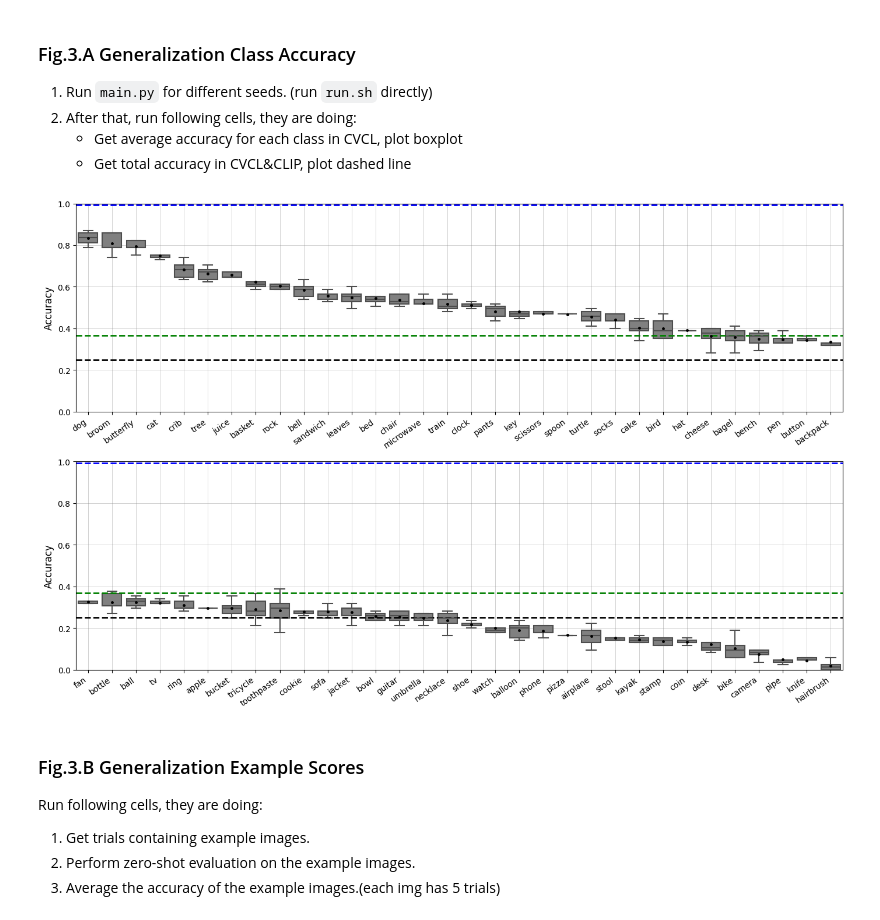
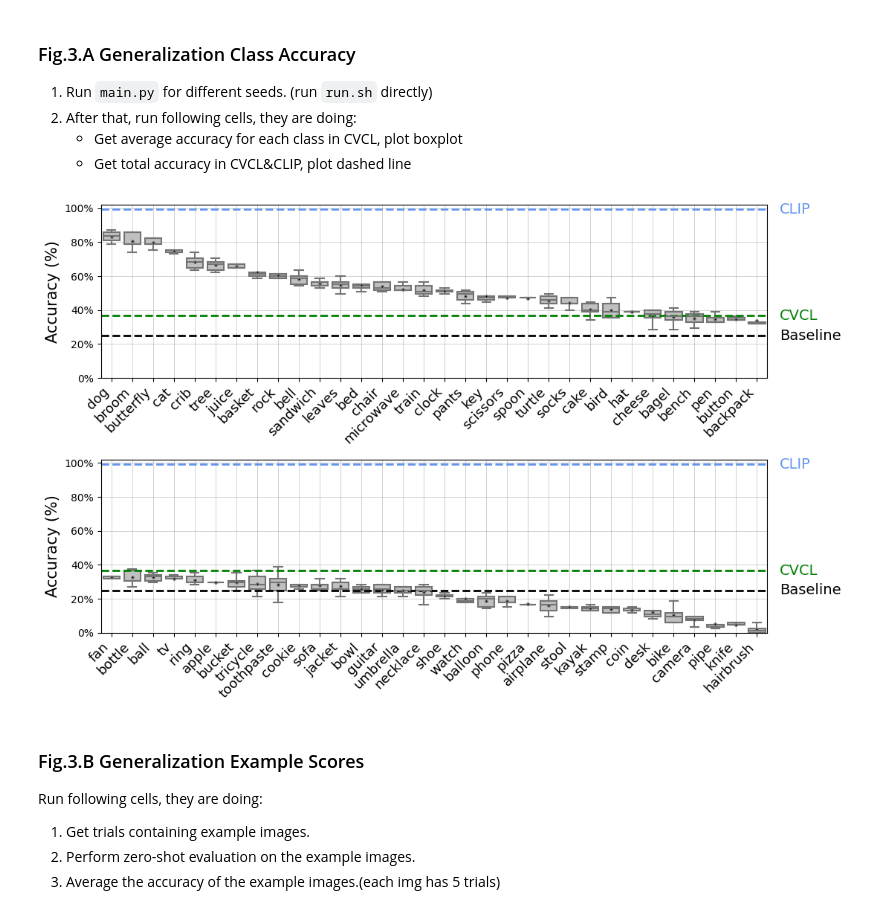
Before and after one commit to Kexueyi/CVCL2024-repro, a Jupyter notebook: repro_plt.ipynb, the cells around one changed output. Cells and saved outputs as stored; diff of their text form; code cells hidden in the pictures.

```diff
--- a/repro_plt.ipynb
+++ b/repro_plt.ipynb
@@ -45,32 +45,43 @@ files = glob.glob('results/trial_*_*_*.json')
 data_list, overall_acc = load_data(files)
 df_all = prepare_dataframe(data_list)
 # %%
+import matplotlib.ticker as mtick
+
 def plot_accuracy(df, overall_acc, split_index):
     categories = df['Category'].unique()
     dfs = [df[df['Category'].isin(categories[:split_index])],
            df[df['Category'].isin(categories[split_index:])]]
 
-    fig, axs = plt.subplots(2, 1, figsize=(14, 9), sharey=True)
-    meanpointprops = dict(marker='o', markeredgecolor='black', markerfacecolor='black', markersize=2.5)
+    fig, axs = plt.subplots(2, 1, figsize=(11, 7), sharey=True)
+    meanpointprops = dict(marker='o', markeredgecolor='gray', markerfacecolor='Black', markersize=2.5)
 
     for i, df_part in enumerate(dfs):
-        sns.boxplot(x='Category', y='Accuracy', data=df_part, ax=axs[i], color='gray',
+        sns.boxplot(x='Category', y='Accuracy', data=df_part, ax=axs[i], color='silver',
                     fliersize=0, linewidth=1.5, showmeans=True, meanprops=meanpointprops)
-        axs[i].set_xticklabels(axs[i].get_xticklabels(), rotation=35, ha='right', fontsize=10)
-        axs[i].set_ylabel('Accuracy', fontsize=12)
+        axs[i].set_xticklabels(axs[i].get_xticklabels(), rotation=45, ha='right', fontsize=13)
+        axs[i].set_ylabel('Accuracy (%)', fontsize=15)
         axs[i].set_xlabel('')
         axs[i].axhline(y=0.25, color='black', linestyle='--', linewidth=2.0)
         axs[i].axhline(y=overall_acc['cvcl'], color='green', linestyle='--', linewidth=2.0)
-        axs[i].axhline(y=overall_acc['clip'], color='blue', linestyle='--', linewidth=2.0)
+        axs[i].axhline(y=overall_acc['clip'], color='cornflowerblue', linestyle='--', linewidth=2.0)
+
+        axs[i].text(len(df_part['Category'].unique()) + 0.1, overall_acc['cvcl'], 'CVCL',
+                    color='green', va='center', fontsize=14)
+        axs[i].text(len(df_part['Category'].unique()) + 0.1, overall_acc['clip'], 'CLIP',
+                    color='cornflowerblue', va='center', fontsize=14)
+        axs[i].text(len(df_part['Category'].unique()) + 0.1, 0.25, 'Baseline',
+                    color='Black', va='center', fontsize=14)
+
         axs[i].grid(True, linestyle='-', linewidth='0.5', color='gray', alpha=0.5)
-        axs[i].set_ylim(0, 1)
+        axs[i].set_ylim(0, 1.02)
+        axs[i].yaxis.set_major_formatter(mtick.PercentFormatter(1.0))
 
     plt.tight_layout()
     plt.show()
 
 plot_accuracy(df_all, {k: np.mean(v) for k, v in overall_acc.items()}, len(df_all['Category'].unique()) // 2)
 # %% [output]
-[figure, old version]
+[figure, new version]
 # %% [markdown]
 ### Fig.3.B Generalization Example Scores
 Run following cells, they are doing:
```
Also changed, not shown: parts of 1 cell of this notebook, 7 other files.
